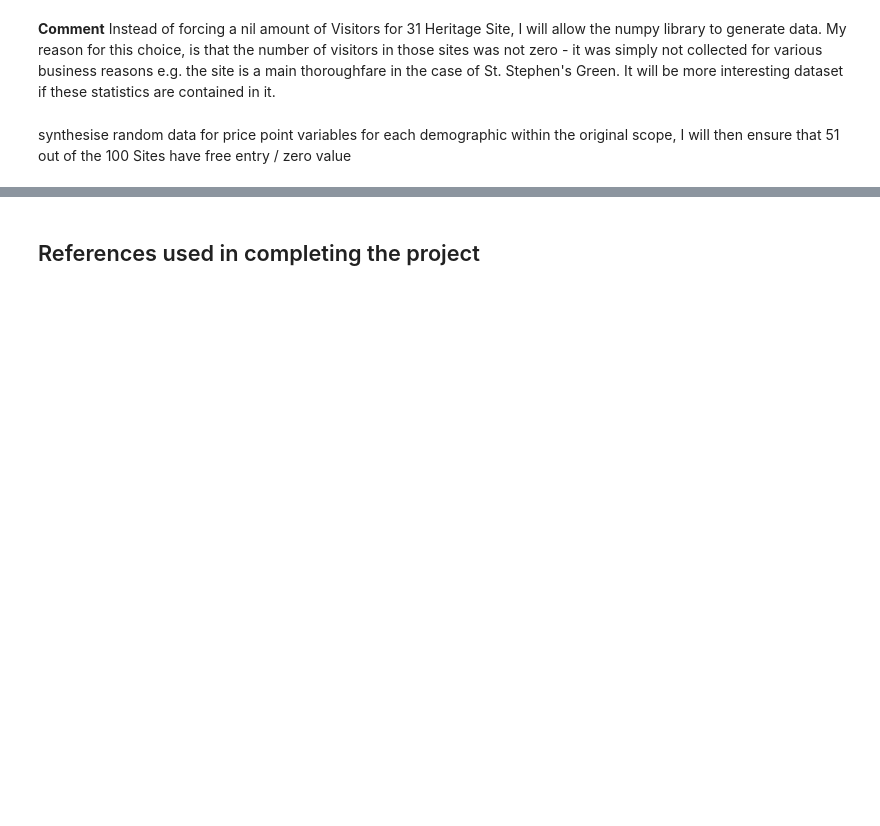
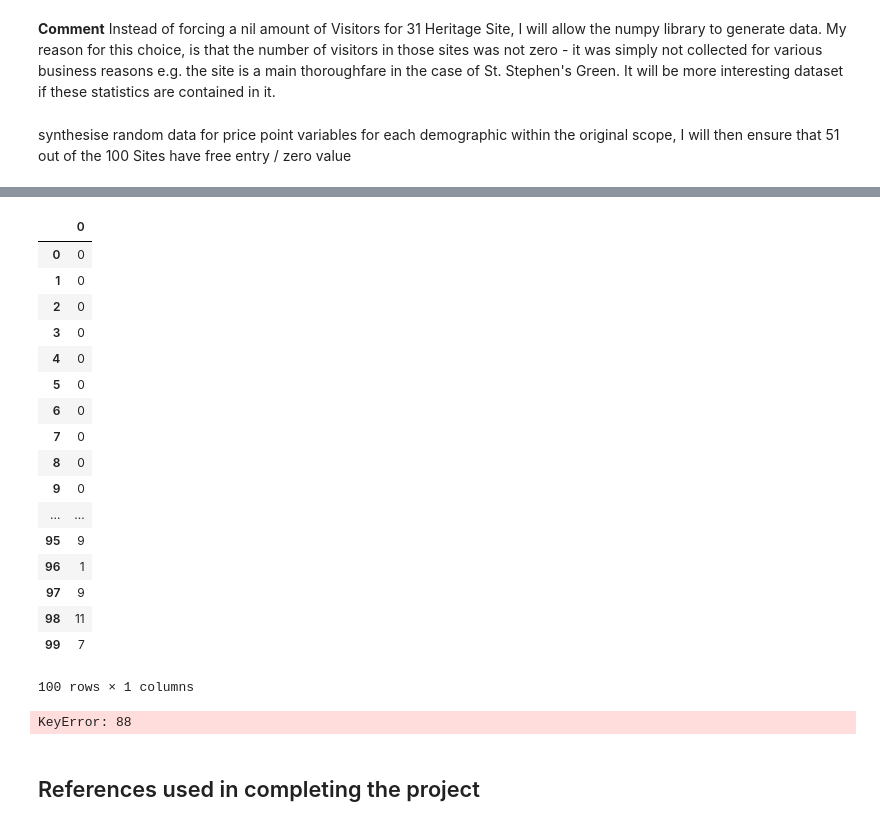
Before and after one commit to ClodaghMurphy/ProgDA_ProjectDec2019, a Jupyter notebook: ProgDA_ProjectDec2019.ipynb, the cells around one changed output, grey strips where cells are left out. Drawn from its saved outputs; the diff is of its cells as text; code cells hidden in the pictures; blank space fills up the shorter version.

```diff
--- a/ProgDA_ProjectDec2019.ipynb
+++ b/ProgDA_ProjectDec2019.ipynb
@@ -669,0 +686,30 @@ array([ 8,  7,  3,  1,  1,  5,  9,  2,  7,  2,  6, 10,  5,  6,  7,  9,  1,
+# %%
+#Code adapted from https://stats.stackexchange.com/questions/283572/using-iloc-to-set-values/283575
+New_Adult.loc[0:50,0] = 0
+New_Adult
+# %% [output]
+|  | 0 |
+| 0 | 0 |
+| 1 | 0 |
+| 2 | 0 |
+| 3 | 0 |
+| 4 | 0 |
+| 5 | 0 |
+| 6 | 0 |
+| 7 | 0 |
+| 8 | 0 |
+| 9 | 0 |
+| ... | ... |
+| 95 | 9 |
+| 96 | 1 |
+| 97 | 9 |
+| 98 | 11 |
+| 99 | 7 |
+100 rows × 1 columns
+# %%
+#New_Adult = df[['New_Adult']].values
+
+np.random.shuffle(New_Adult)
+#New_Adult
+# %% [output]
+KeyError: 88
```
Also changed, not shown: parts of 3 cells of this notebook.
